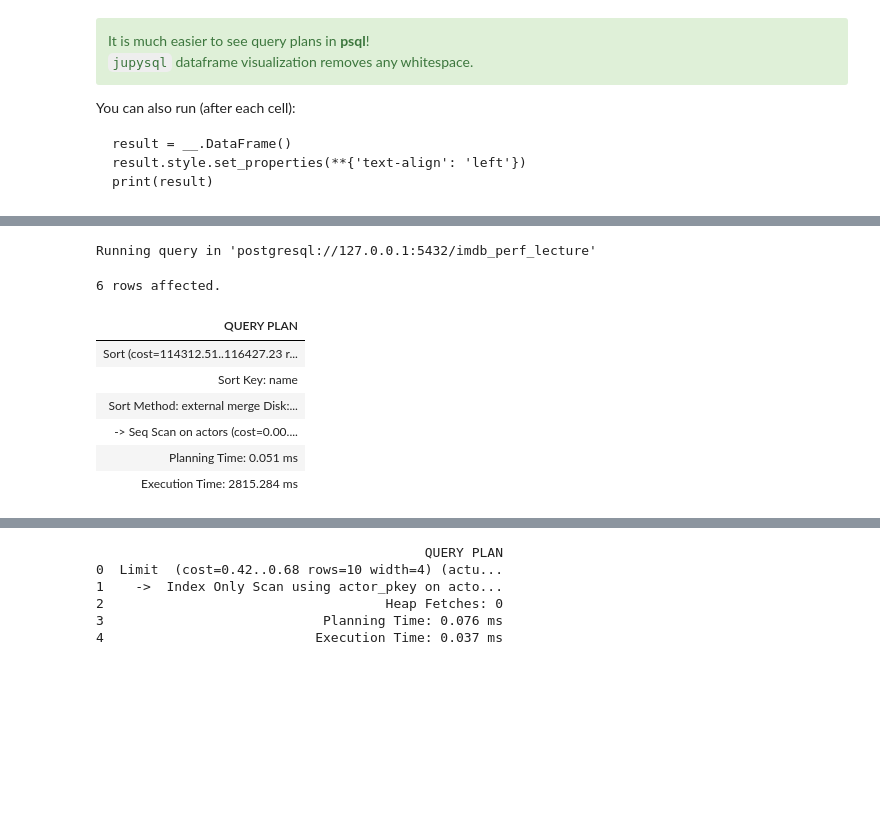
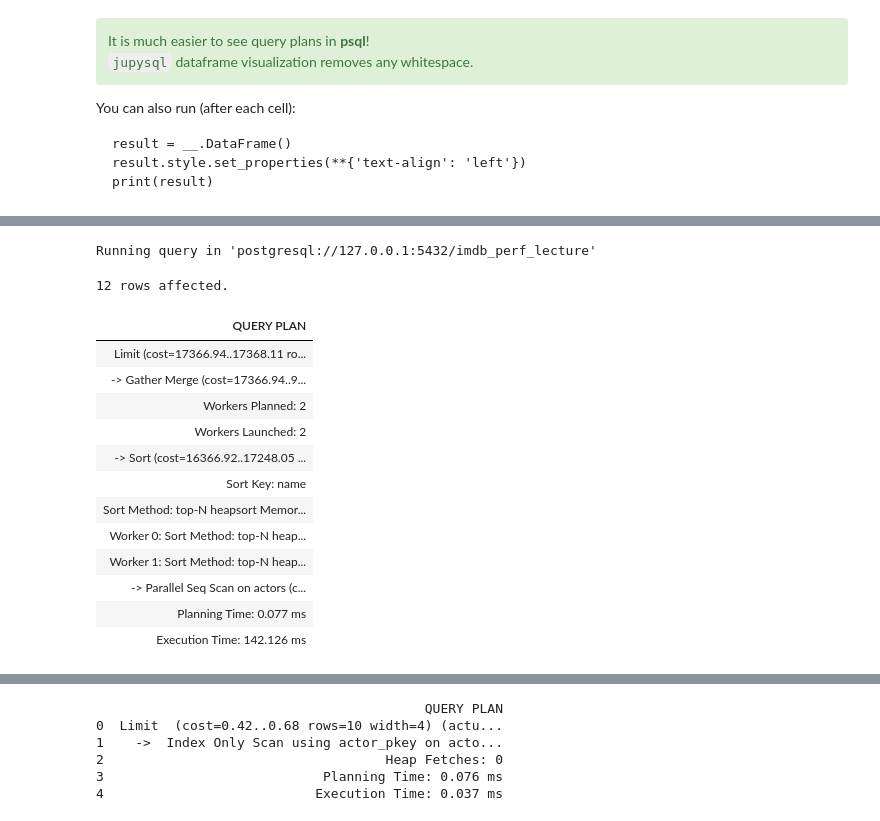
Before and after one commit to cal-data-eng/sp25-materials, a Jupyter notebook: lec/lec08/lec08.ipynb, the cells around one changed output, grey strips where cells are left out. Cells and saved outputs as stored; diff of their text form; code cells hidden in the pictures; blank space fills up the shorter version.

```diff
--- a/lec/lec08/lec08.ipynb
+++ b/lec/lec08/lec08.ipynb
@@ -105,19 +105,26 @@ printplans(__)
 # %%
 %%sql
 /* 2 */
 EXPLAIN ANALYZE
 SELECT id FROM actors
-ORDER BY name;
+ORDER BY name
+LIMIT 10;
 # %% [output]
 Running query in 'postgresql://127.0.0.1:5432/imdb_perf_lecture'
-6 rows affected.
+12 rows affected.
 | QUERY PLAN |
-| Sort (cost=114312.51..116427.23 r... |
+| Limit (cost=17366.94..17368.11 ro... |
+| -> Gather Merge (cost=17366.94..9... |
+| Workers Planned: 2 |
+| Workers Launched: 2 |
+| -> Sort (cost=16366.92..17248.05 ... |
 | Sort Key: name |
-| Sort Method: external merge Disk:... |
-| -> Seq Scan on actors (cost=0.00.... |
-| Planning Time: 0.051 ms |
-| Execution Time: 2815.284 ms |
+| Sort Method: top-N heapsort Memor... |
+| Worker 0: Sort Method: top-N heap... |
+| Worker 1: Sort Method: top-N heap... |
+| -> Parallel Seq Scan on actors (c... |
+| Planning Time: 0.077 ms |
+| Execution Time: 142.126 ms |
 # %%
 printplans(__)
 # %% [output]
```
Also changed, not shown: parts of 4 cells of this notebook.
